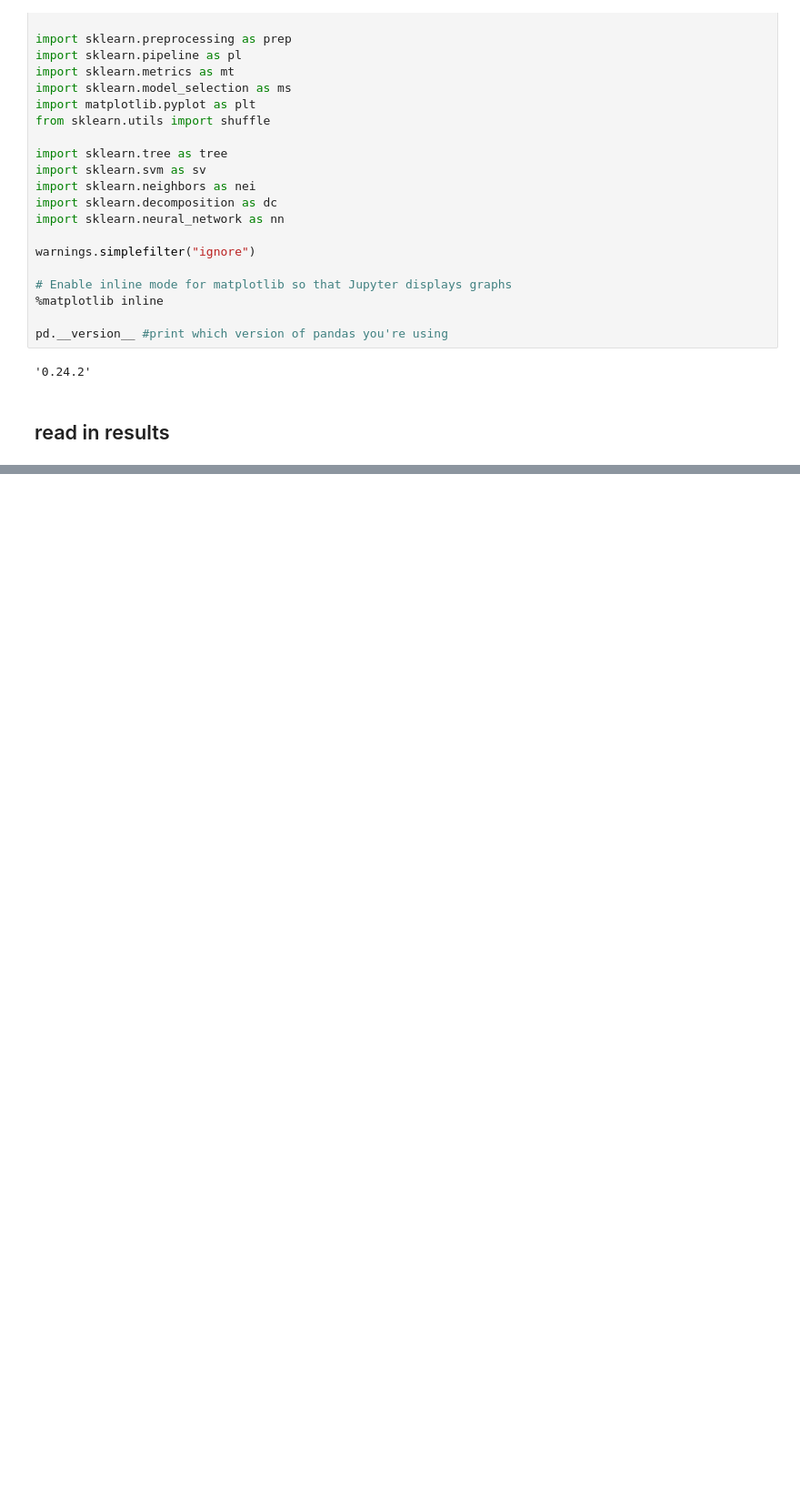
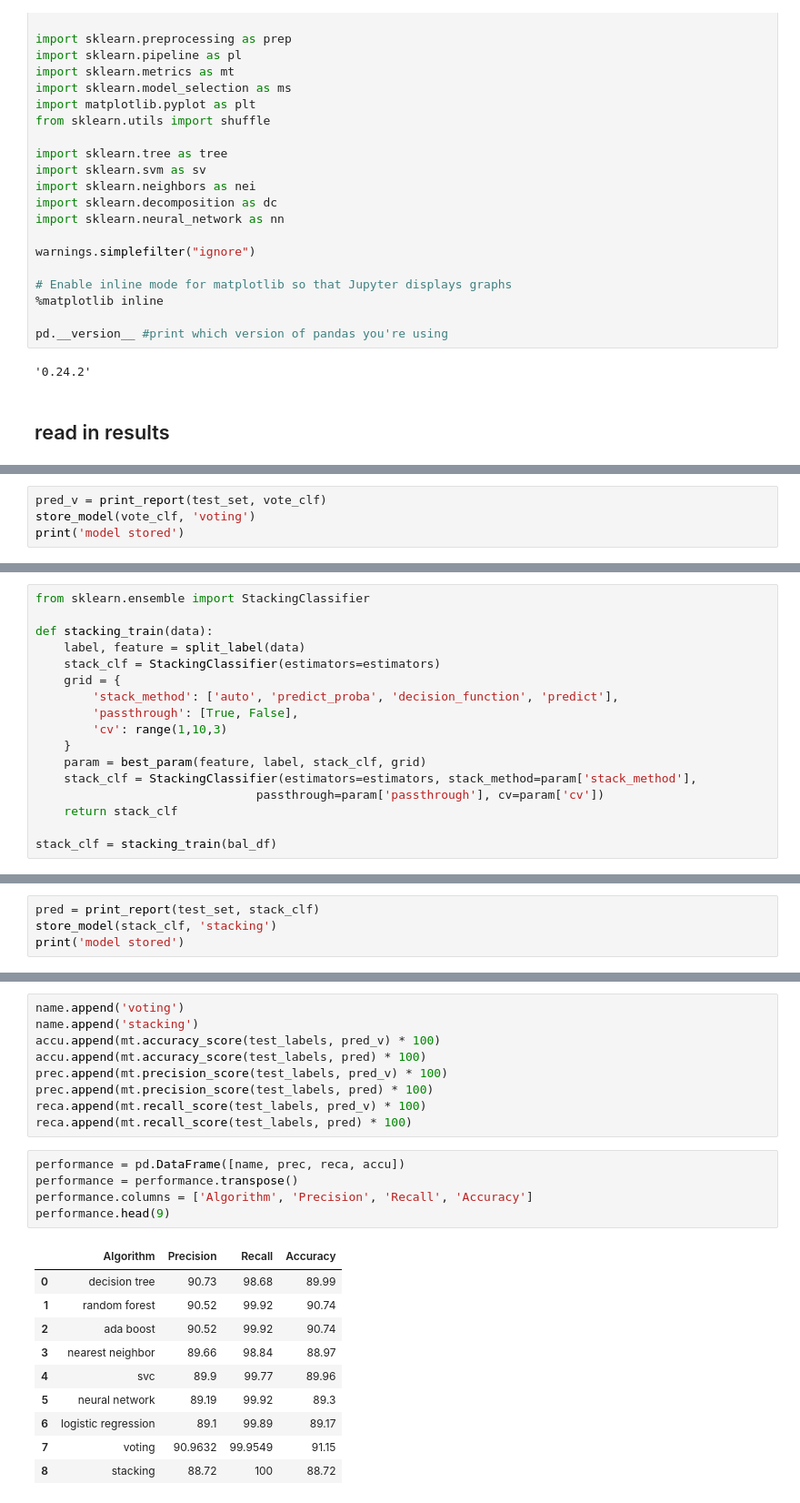
Before and after one commit to yunhaoyang234/H-1B_Data_Mining, a Jupyter notebook: Integration.ipynb, the cells around one changed output, grey strips where cells are left out. Shown: that part at 91% size. Cells and saved outputs as stored; diff of their text form; blank space fills up the shorter version.

```diff
--- a/Integration.ipynb
+++ b/Integration.ipynb
@@ -109,0 +319,4 @@ for c, gr in group:
+# %%
+pred_v = print_report(test_set, vote_clf)
+store_model(vote_clf, 'voting')
+print('model stored')
@@ -109,0 +345,17 @@ for c, gr in group:
+# %%
+from sklearn.ensemble import StackingClassifier
+
+def stacking_train(data):
+    label, feature = split_label(data)
+    stack_clf = StackingClassifier(estimators=estimators)
+    grid = {
+        'stack_method': ['auto', 'predict_proba', 'decision_function', 'predict'],
+        'passthrough': [True, False],
+        'cv': range(1,10,3)
+    }
+    param = best_param(feature, label, stack_clf, grid)
+    stack_clf = StackingClassifier(estimators=estimators, stack_method=param['stack_method'],
+                               passthrough=param['passthrough'], cv=param['cv'])
+    return stack_clf
+
+stack_clf = stacking_train(bal_df)
@@ -109,0 +367,4 @@ for c, gr in group:
+# %%
+pred = print_report(test_set, stack_clf)
+store_model(stack_clf, 'stacking')
+print('model stored')
@@ -109,0 +391,25 @@ for c, gr in group:
+# %%
+name.append('voting')
+name.append('stacking')
+accu.append(mt.accuracy_score(test_labels, pred_v) * 100)
+accu.append(mt.accuracy_score(test_labels, pred) * 100)
+prec.append(mt.precision_score(test_labels, pred_v) * 100)
+prec.append(mt.precision_score(test_labels, pred) * 100)
+reca.append(mt.recall_score(test_labels, pred_v) * 100)
+reca.append(mt.recall_score(test_labels, pred) * 100)
+# %%
+performance = pd.DataFrame([name, prec, reca, accu])
+performance = performance.transpose()
+performance.columns = ['Algorithm', 'Precision', 'Recall', 'Accuracy']
+performance.head(9)
+# %% [output]
+|  | Algorithm | Precision | Recall | Accuracy |
+| 0 | decision tree | 90.73 | 98.68 | 89.99 |
+| 1 | random forest | 90.52 | 99.92 | 90.74 |
+| 2 | ada boost | 90.52 | 99.92 | 90.74 |
+| 3 | nearest neighbor | 89.66 | 98.84 | 88.97 |
+| 4 | svc | 89.9 | 99.77 | 89.96 |
+| 5 | neural network | 89.19 | 99.92 | 89.3 |
+| 6 | logistic regression | 89.1 | 99.89 | 89.17 |
+| 7 | voting | 90.9632 | 99.9549 | 91.15 |
+| 8 | stacking | 88.72 | 100 | 88.72 |
```
Also changed, not shown: parts of 34 cells of this notebook.
